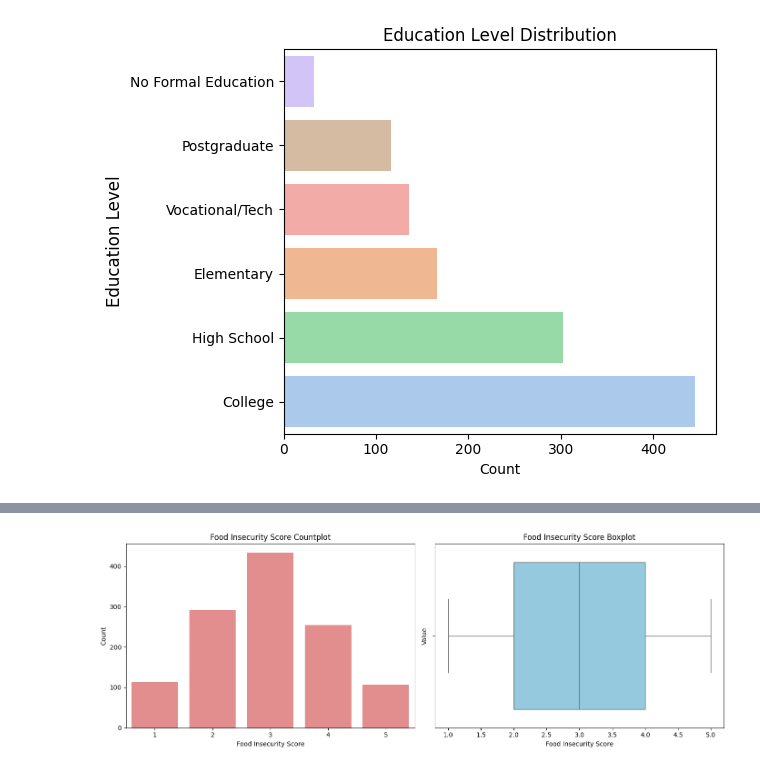
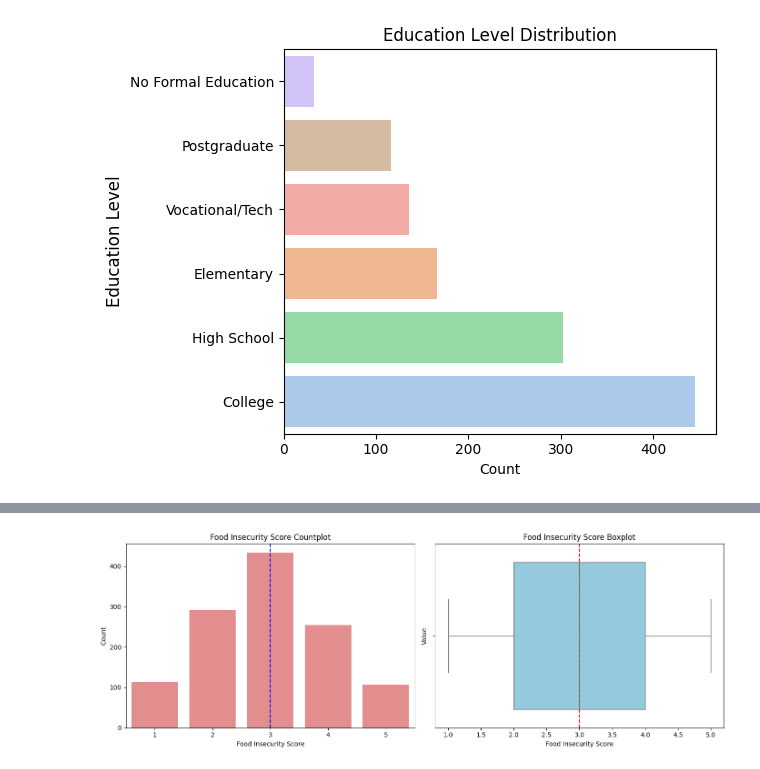
Before and after one commit to Wewds1/EDA, a Jupyter notebook: Ph_survey/notebooks/main.ipynb, the cells around one changed output, grey strips where cells are left out. Drawn from its saved outputs; the diff is of its cells as text; code cells hidden in the pictures.

```diff
--- a/Ph_survey/notebooks/main.ipynb
+++ b/Ph_survey/notebooks/main.ipynb
@@ -280,22 +284,22 @@ plt.show()
 # %%
 # df_copy['food_insecurity_score'].value_counts(dropna=False).plot(kind='bar', color='lightcoral')
 
 fig, axes = plt.subplots(1, 2, figsize=(14,5))
 sns.countplot(data=df_copy, x='food_insecurity_score', ax=axes[0], color='lightcoral' )
 axes[0].set_title('Food Insecurity Score Countplot')
 axes[0].set_xlabel('Food Insecurity Score')
 axes[0].set_ylabel('Count')
-axes[0].axvline(df_copy['food_insecurity_score'].median(), color='blue', linestyle='--', label=f'Median: {df_copy['food_insecurity_score'].median():.2f}')
+axes[0].axvline(df_copy['food_insecurity_score'].median() -1, color='blue', linestyle='--', label=f'Median: {df_copy['food_insecurity_score'].median():.2f}')
 
 
 sns.boxplot(data=df_copy, x='food_insecurity_score', ax=axes[1], color='skyblue')
 axes[1].set_title('Food Insecurity Score Boxplot')
 axes[1].set_xlabel('Food Insecurity Score')
 axes[1].set_ylabel('Value')
-
+axes[1].axvline(df_copy['food_insecurity_score'].median(), color='red', linestyle='dashed', label=f"Median: {df_copy['food_insecurity_score'].median():.2f}")
 
 plt.tight_layout()
 plt.savefig('../output/q10.png', dpi=150)
 plt.show()
 # %% [output]
-[figure, old version]
+[figure, new version]
```
Also changed, not shown: parts of 5 cells of this notebook, 1 other file.
